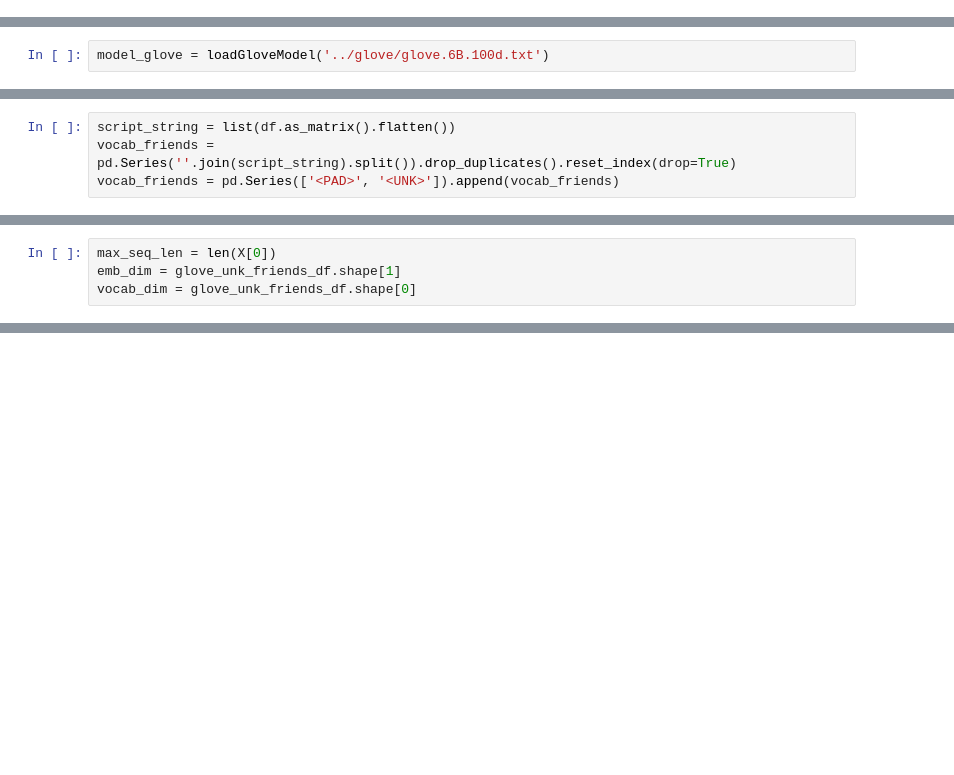
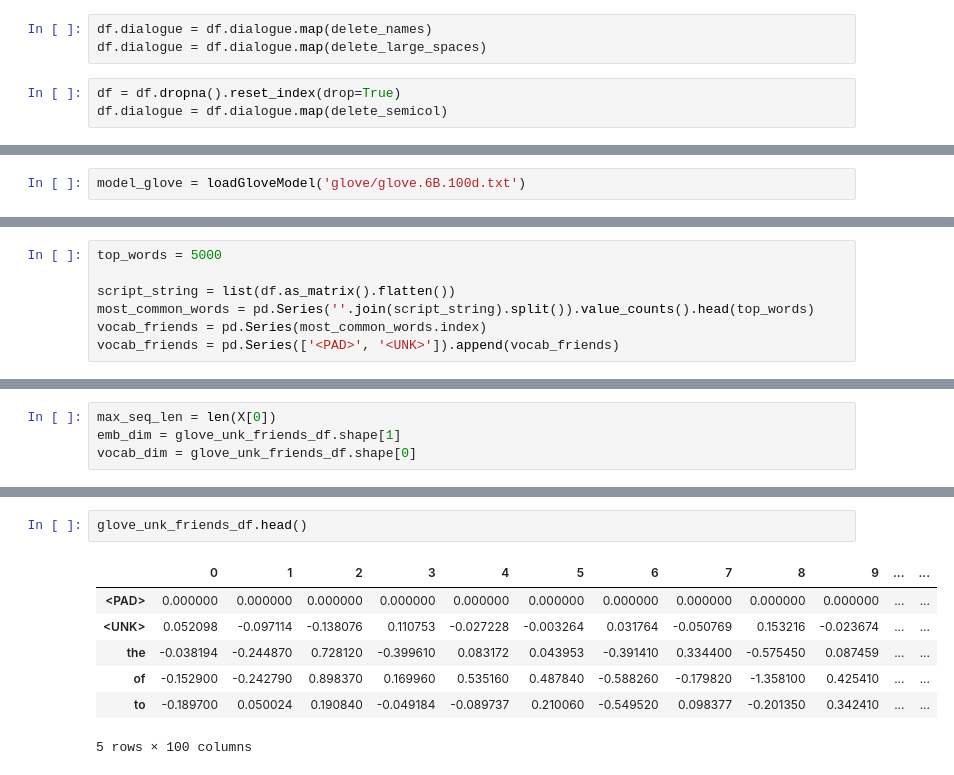
Before and after one commit to elmonsomiat/friends_bot_keras, a Jupyter notebook: friends_bot_keras.ipynb, the cells around one changed output, grey strips where cells are left out. Cells and saved outputs as stored; diff of their text form; blank space fills up the shorter version.

Commit message:
updated model

```diff
--- a/friends_bot_keras.ipynb
+++ b/friends_bot_keras.ipynb
@@ -108,3 +116,9 @@ df = df.dropna().reset_index(drop=True)
+# %%
+df.dialogue = df.dialogue.map(delete_names)
+df.dialogue = df.dialogue.map(delete_large_spaces)
+# %%
+df = df.dropna().reset_index(drop=True)
+df.dialogue = df.dialogue.map(delete_semicol)
 # %% [markdown]
 # Open glove and tokenize-pad
 # %%
@@ -120,7 +134,7 @@ def loadGloveModel(gloveFile):
     print( "Done.",len(model)," words loaded!")
     return model
 # %%
-model_glove = loadGloveModel('../glove/glove.6B.100d.txt')
+model_glove = loadGloveModel('glove/glove.6B.100d.txt')
 # %% [output]
 Loading Glove Model
 Done. 400000  words loaded!
@@ -135,6 +149,9 @@ glove_unk_df = pd.concat([unk_pad_df,glove_df])
 # %% [markdown]
 #### for memory reasons, use just the vocabulary from friends
 # %%
+top_words = 5000
+
 script_string = list(df.as_matrix().flatten())
-vocab_friends = pd.Series(''.join(script_string).split()).drop_duplicates().reset_index(drop=True)
+most_common_words = pd.Series(''.join(script_string).split()).value_counts().head(top_words)
+vocab_friends = pd.Series(most_common_words.index)
 vocab_friends = pd.Series(['<PAD>', '<UNK>']).append(vocab_friends)
@@ -299,0 +378,10 @@ X[0].shape
+# %%
+glove_unk_friends_df.head()
+# %% [output]
+|  | 0 | 1 | 2 | 3 | 4 | 5 | 6 | 7 | 8 | 9 | ... | ... |
+| <PAD> | 0.000000 | 0.000000 | 0.000000 | 0.000000 | 0.000000 | 0.000000 | 0.000000 | 0.000000 | 0.000000 | 0.000000 | ... | ... |
+| <UNK> | 0.052098 | -0.097114 | -0.138076 | 0.110753 | -0.027228 | -0.003264 | 0.031764 | -0.050769 | 0.153216 | -0.023674 | ... | ... |
+| the | -0.038194 | -0.244870 | 0.728120 | -0.399610 | 0.083172 | 0.043953 | -0.391410 | 0.334400 | -0.575450 | 0.087459 | ... | ... |
+| of | -0.152900 | -0.242790 | 0.898370 | 0.169960 | 0.535160 | 0.487840 | -0.588260 | -0.179820 | -1.358100 | 0.425410 | ... | ... |
+| to | -0.189700 | 0.050024 | 0.190840 | -0.049184 | -0.089737 | 0.210060 | -0.549520 | 0.098377 | -0.201350 | 0.342410 | ... | ... |
+5 rows × 100 columns
```
Also changed, not shown: parts of 42 cells of this notebook.
